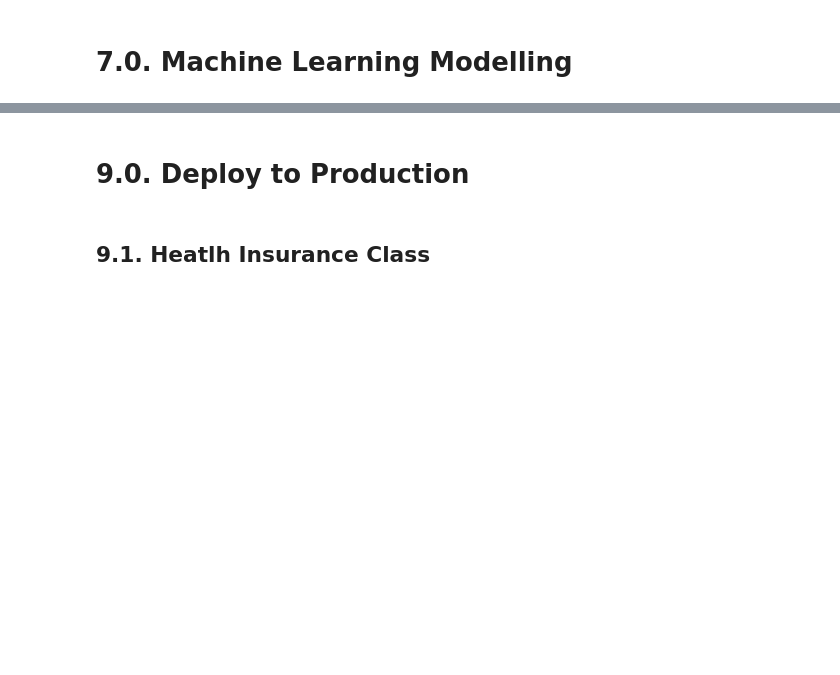
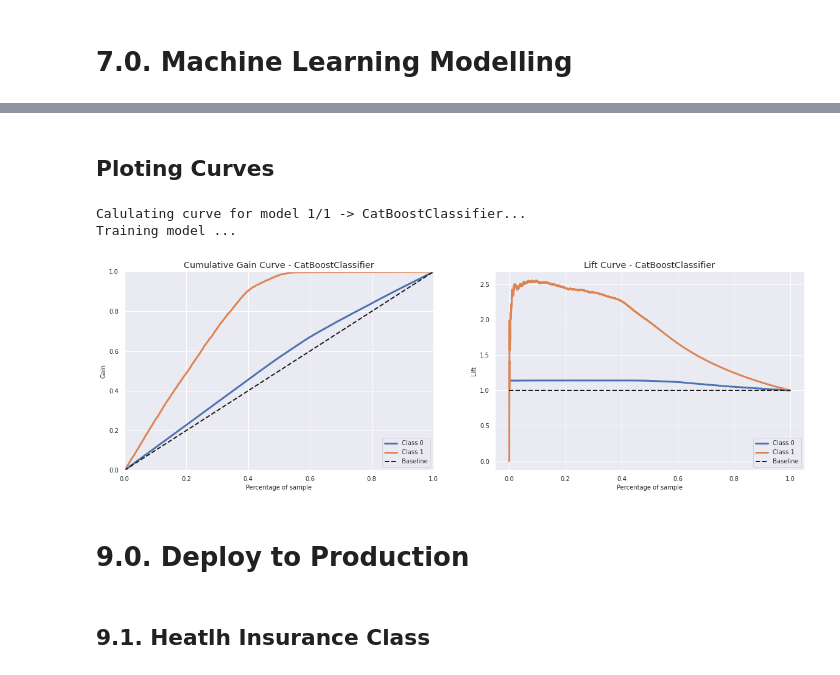
Before and after one commit to PedrosaFelipe/health_insurance, a Jupyter notebook: notebooks/v3.0_deploy_fsp.ipynb, the cells around one changed output, grey strips where cells are left out. Saved outputs shown, nothing was run; the diff lists cells and outputs as text; code cells hidden in the pictures; blank space fills up the shorter version.

```diff
--- a/notebooks/v3.0_deploy_fsp.ipynb
+++ b/notebooks/v3.0_deploy_fsp.ipynb
@@ -489,9 +690,0 @@ y_validation = y_val.copy()
-# %%
-# model definition - KNN
-knn_model = nk.KNeighborsClassifier(n_neighbors = 500)
-
-# model training
-knn_model.fit(x_train , y_train)
-
-# model prediction
-yhat_knn = knn_model.predict_proba (x_validation)
@@ -505,9 +690,0 @@ skplt.metrics.plot_cumulative_gain(y_validation , yhat_knn);
-# %%
-# model definition - Logistic Regression
-lr_model = lm.LogisticRegression(random_state = 42)
-
-# model training
-lr_model.fit(x_train , y_train)
-
-# model prediction
-yhat_lr = lr_model.predict_proba (x_validation)
@@ -521,9 +690,0 @@ skplt.metrics.plot_cumulative_gain(y_validation , yhat_lr);
-# %%
-# model definition
-RF = en.RandomForestClassifier( n_estimators=1000,max_depth = 20, n_jobs=-1, random_state=42 )
-
-# model fit
-RF.fit(x_train , y_train)
-
-# model predict
-yhat_rf = RF.predict_proba(x_validation)
@@ -567,3 +734,16 @@ Recall at K: 0.0005328786102525844
+# %% [markdown]
+## Ploting Curves
+# %%
+models_cv_plot =[#nk.KNeighborsClassifier(n_neighbors = 500),
+           # lm.LogisticRegression(random_state = 42),
+            #en.RandomForestClassifier( n_estimators=1000,max_depth = 20, n_jobs=-1, random_state=42 ),
+            cb( random_state=42, verbose=False )]
+# %%
+plot_cgc_lc(models_cv_plot, x_train, y_train, x_val, verbose=True)
+# %% [output]
+Calulating curve for model 1/1 -> CatBoostClassifier...
+Training model ...
+[figure, added]
 # %% [markdown]
 # 9.0. Deploy to Production
 # %%
```
Also changed, not shown: parts of 45 cells of this notebook, 9 other files.
